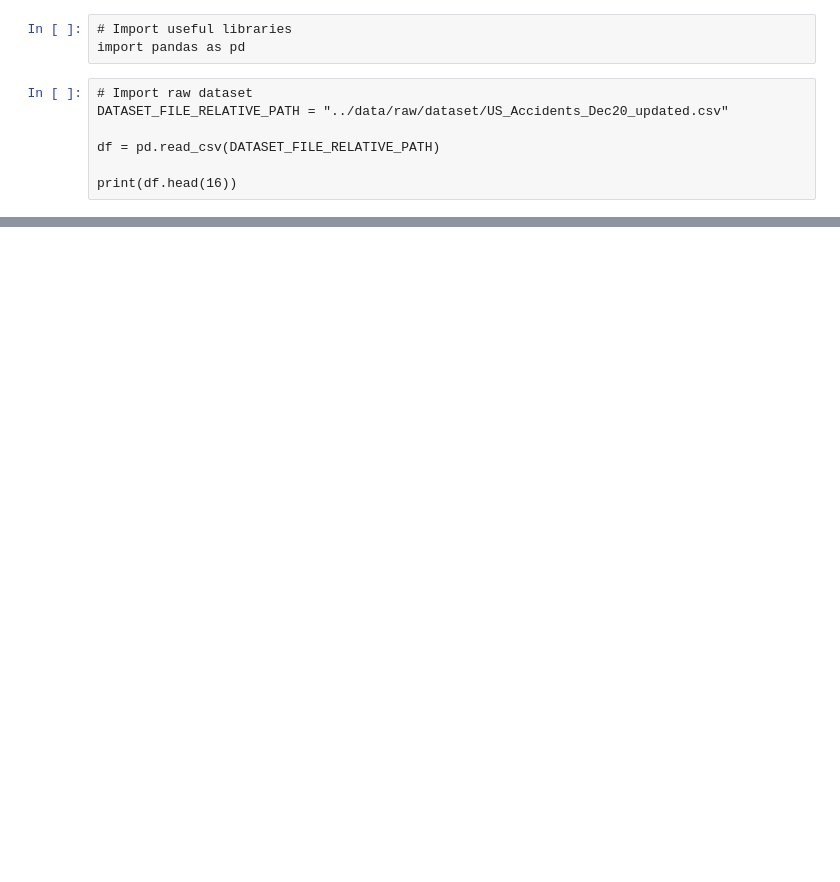
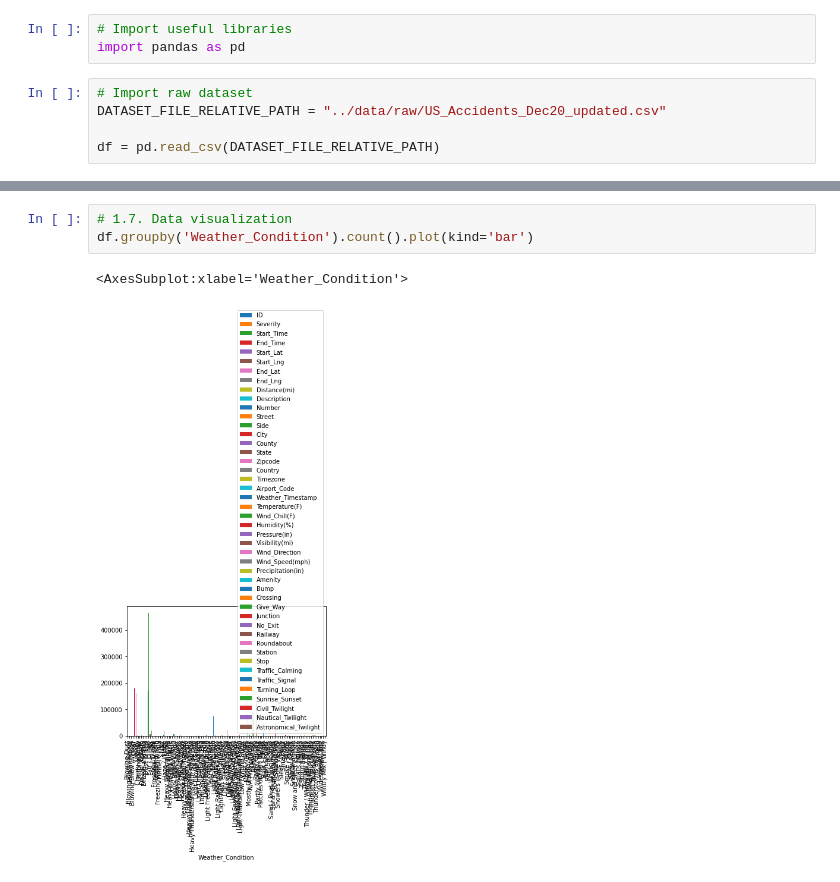
Before and after one commit to data301-2021-winter1/project-group53, a Jupyter notebook: notebooks/analysis1.ipynb, the cells around one changed output, grey strips where cells are left out. Drawn from its saved outputs; the diff is of its cells as text; blank space fills up the shorter version.

```diff
--- a/notebooks/analysis1.ipynb
+++ b/notebooks/analysis1.ipynb
@@ -9,8 +9,6 @@ The primary interest is in the effect of altitude on the frequency of car crashe
 import pandas as pd
 # %%
 # Import raw dataset
-DATASET_FILE_RELATIVE_PATH = "../data/raw/dataset/US_Accidents_Dec20_updated.csv"
+DATASET_FILE_RELATIVE_PATH = "../data/raw/US_Accidents_Dec20_updated.csv"
 
 df = pd.read_csv(DATASET_FILE_RELATIVE_PATH)
-
-print(df.head(16))
@@ -34,0 +115,6 @@ print(df.head(16))
+# %%
+# 1.7. Data visualization
+df.groupby('Weather_Condition').count().plot(kind='bar')
+# %% [output]
+<AxesSubplot:xlabel='Weather_Condition'>
+[figure, added]
```
Also changed, not shown: parts of 25 cells of this notebook, 1 other file.
